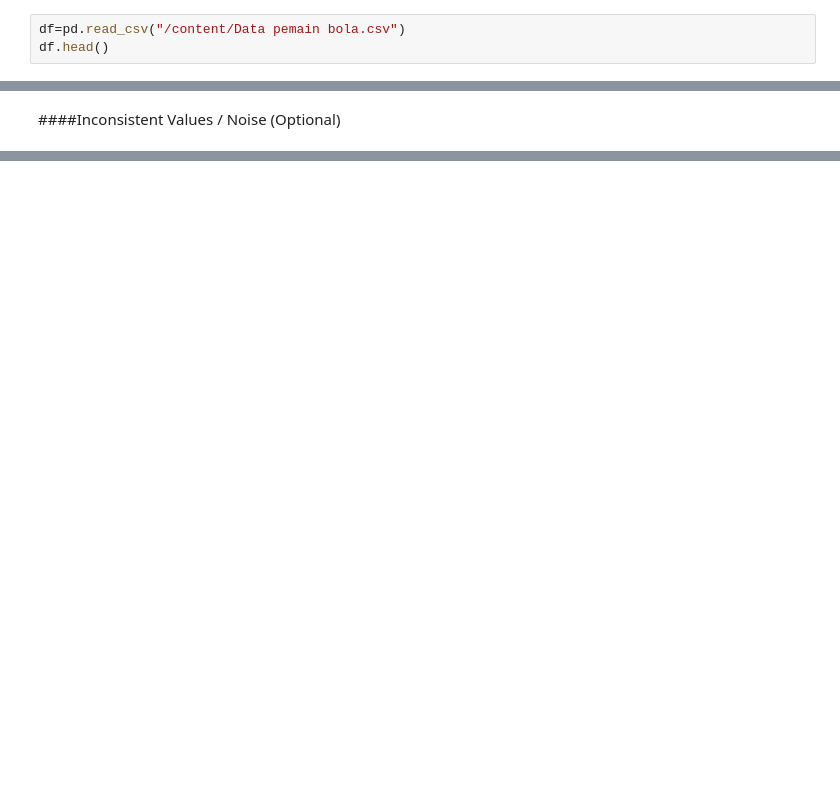
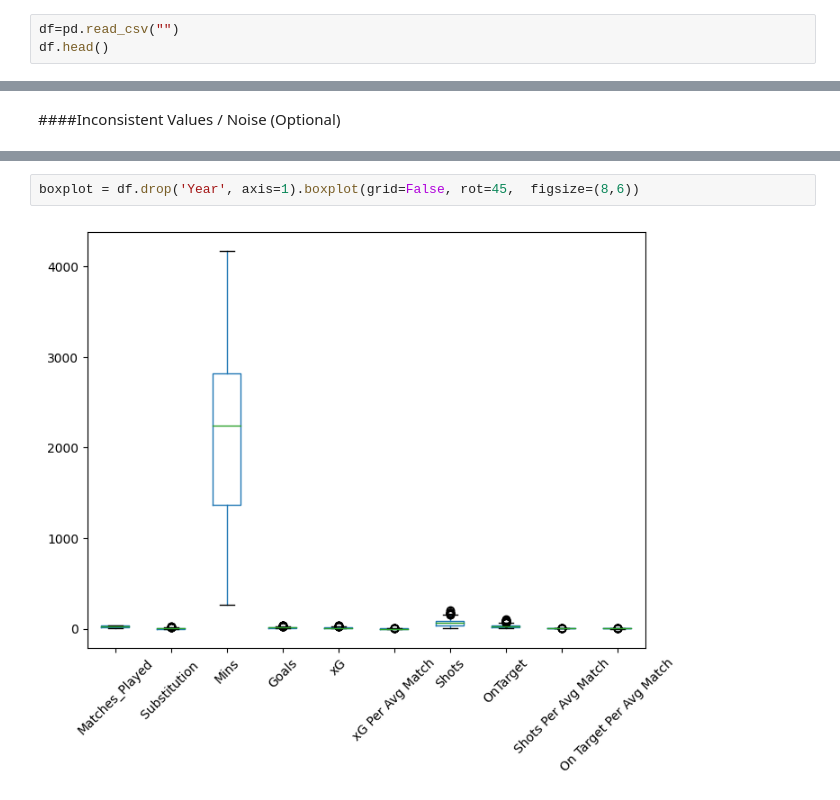
Before and after one commit to LeoDRoger/DATASET_PEMAINBOLA, a Jupyter notebook: Muhammad_Akmal_Falah_091.ipynb, the cells around one changed output, grey strips where cells are left out. Cells and saved outputs as stored; diff of their text form; blank space fills up the shorter version.

```diff
--- a/Muhammad_Akmal_Falah_091.ipynb
+++ b/Muhammad_Akmal_Falah_091.ipynb
@@ -47,6 +49,6 @@ Data informasi pemain, seperti nama, usia, posisi, dan statistik individu.
 Data informasi tim, seperti nama, logo, dan sejarah.
 https://www.kaggle.com/code/dak1999/football-league-eda/log
 # %%
-df=pd.read_csv("/content/Data pemain bola.csv")
+df=pd.read_csv("")
 df.head()
 # %% [output]
@@ -279,0 +250,4 @@ Kolom 'Year':
+# %%
+boxplot = df.drop('Year', axis=1).boxplot(grid=False, rot=45,  figsize=(8,6))
+# %% [output]
+[figure, added]
```
Also changed, not shown: parts of 22 cells of this notebook.
